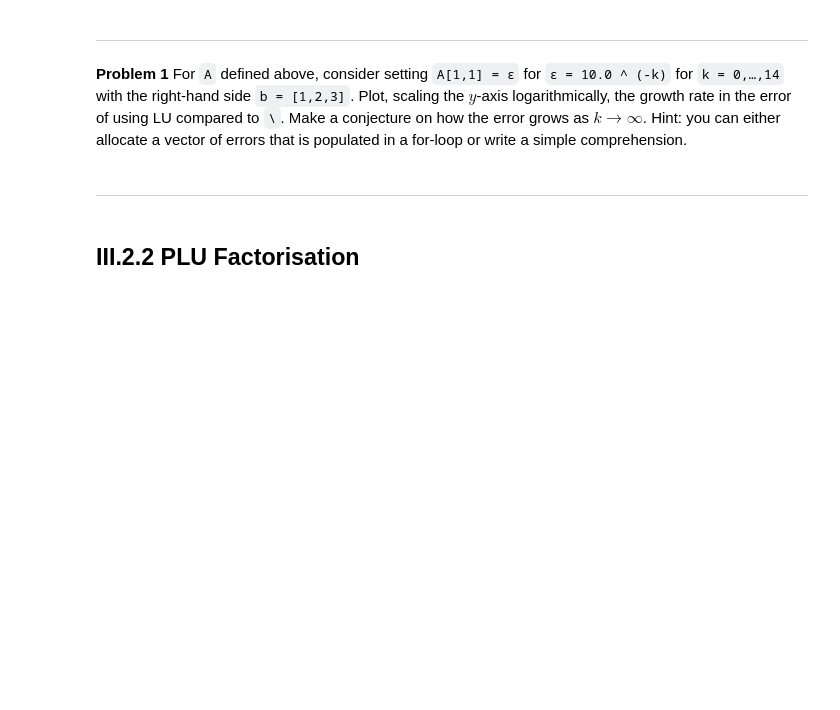
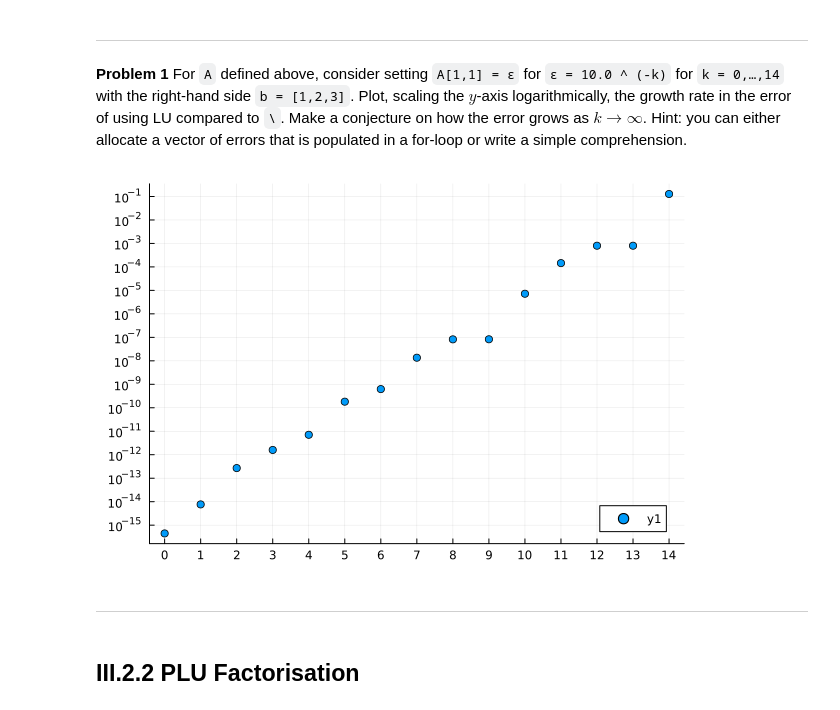
Before and after one commit to AdiImp/MATH50003NumericalAnalysis, a Jupyter notebook: labs/lab5.ipynb, the cells around one changed output. Cells and saved outputs as stored; diff of their text form; code cells hidden in the pictures; blank space fills up the shorter version.

```diff
--- a/labs/lab5.ipynb
+++ b/labs/lab5.ipynb
@@ -87,3 +119,24 @@ Hint: you can either allocate a vector of errors that is populated in a for-loop
+# %%
+# TODO: Do a log-log plot for A with its 1,1 entry set to different ε and guess the growth rate.
+A = [1.0 1 1;
+     2   4 8;
+     1   4 9]
+
+b = [1,2,3]
+
+
+n = 15
+errs = zeros(n)
+for k = 1:n
+    A[1,1] = 10.0^(-k)
+    L, U = lu(A, NoPivot())
+    errs[k]= norm(A \ b - U\(L\b))
+end
+nanabs(x) = x == 0 ? NaN : abs(x)
+scatter(0:n-1, nanabs.(errs); yscale=:log10, xticks = 0:15, yticks= 10.0 .^ (-16:0), legend=:bottomright)
+# The error grows exponentially, roughly like 10^k
+# %% [output]
+[figure, added]
 # %% [markdown]
 -----
 # %% [markdown]
```
Also changed, not shown: parts of 19 cells of this notebook, 1 other file.
